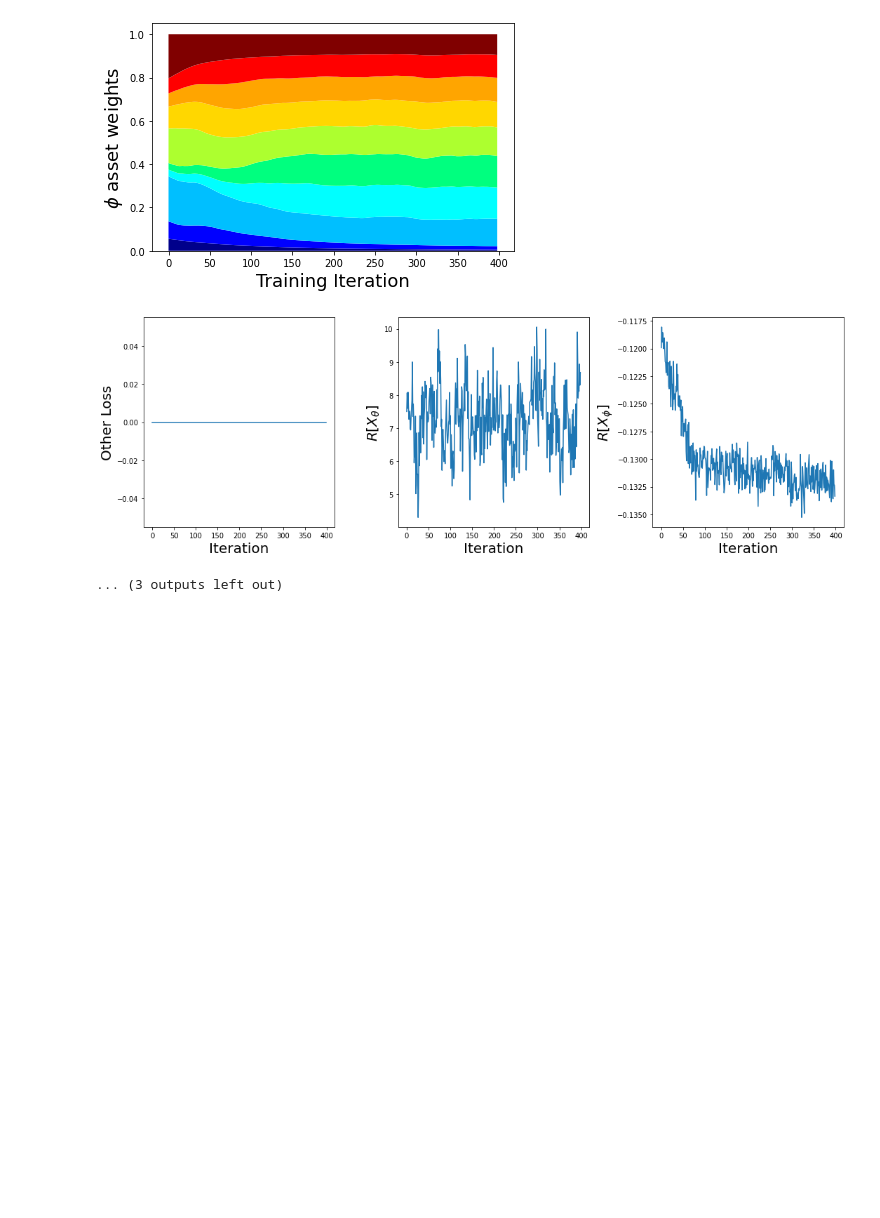
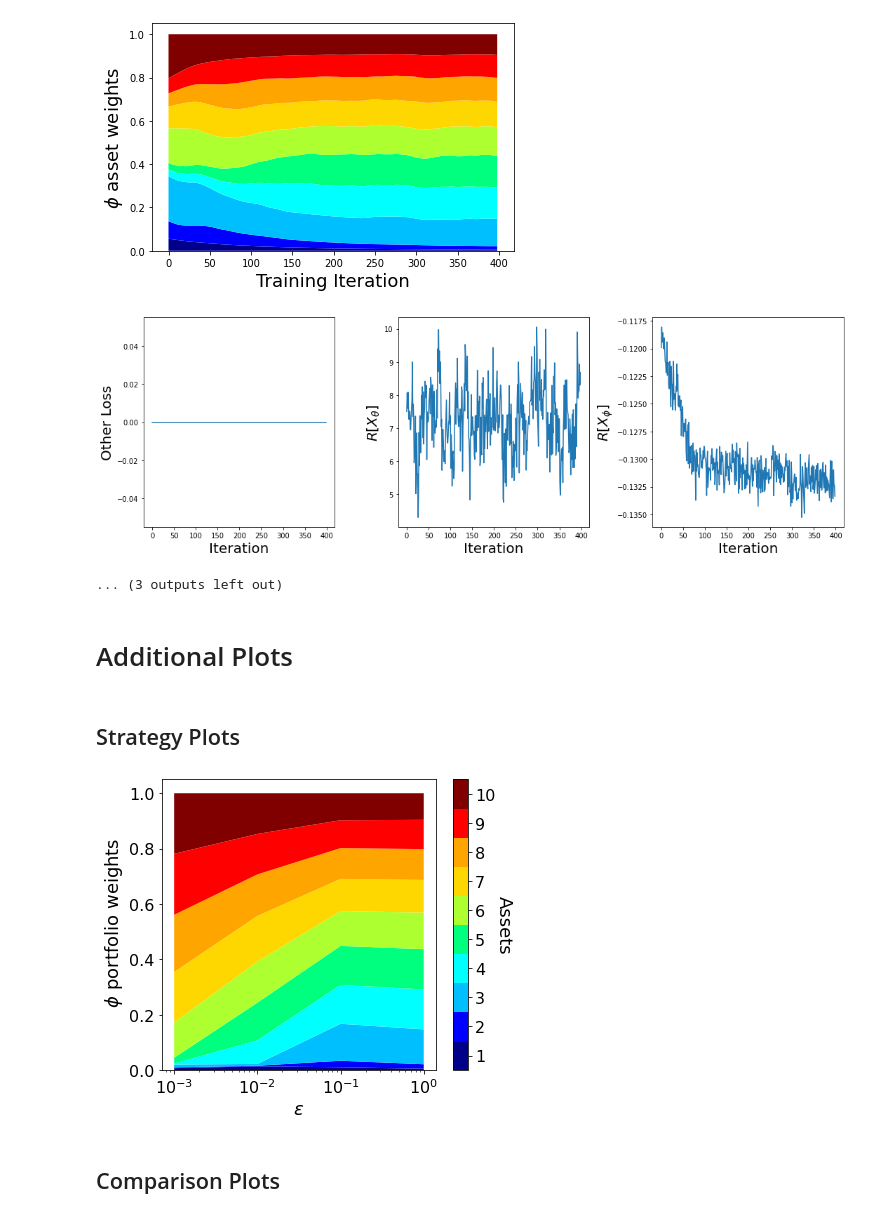
Before and after one commit to sebjai/robust-risk-aware-rl, a Jupyter notebook: Example_1_Robust_Portfolio_Allocation.ipynb, the cells around one changed output. Drawn from its saved outputs; the diff is of its cells as text; code cells hidden in the pictures; blank space fills up the shorter version.

Commit message:
updated with additional strategy/comparison plots

```diff
--- a/Example_1_Robust_Portfolio_Allocation.ipynb
+++ b/Example_1_Robust_Portfolio_Allocation.ipynb
@@ -615,3 +615,7 @@ Weights Delta:  [-1.20788347e-04 -3.62265855e-05 -9.06318426e-04 -2.21206248e-03
 [figure]
 [figure]
 ... (3 outputs left out)
+# %% [markdown]
+# Additional Plots
+# %% [markdown]
+## Strategy Plots
@@ -617,0 +625,43 @@ Weights Delta:  [-1.20788347e-04 -3.62265855e-05 -9.06318426e-04 -2.21206248e-03
+# %%
+def PlotStrategy(model_names, wass_iter, outer_net, Nassets):
+  num_model = len(model_name_outer)
+  weights_history = np.zeros((Nassets, num_model))
+  # find strategy weights for each model
+  for i in range(num_model):
+    zero_tensor = torch.zeros(1).to(device)
+    outer_net.load_state_dict(torch.load(root_dir + model_names[i]))
+    weights = outer_net(zero_tensor).reshape(-1, 1)
+    weights_np = weights.cpu().detach().numpy().squeeze()
+    weights_history[:, i] = weights_np
+
+  fig, ax = plt.subplots(figsize = (6,5))
+  ax.tick_params(axis='both', labelsize=16)
+  colors = ['darkblue', 'blue', 'deepskyblue', 'cyan', 'springgreen', 'greenyellow', 'gold', 'orange', 'red', 'maroon']
+  cmap = (mpl.colors.ListedColormap(colors))
+  plt.stackplot(wass_iter, weights_history, colors = colors)
+  plt.xlabel(r"$\epsilon$", fontsize = 18)
+  plt.ylabel(r" $\phi$ portfolio weights", fontsize = 18)
+  plt.xscale('log')
+  # ensure 10 assets show up in color bar
+  bounds = [i for i in range(1, 12)]
+  norm = mpl.colors.BoundaryNorm(bounds, cmap.N)
+  cbar = plt.colorbar(mpl.cm.ScalarMappable(cmap=cmap, norm = norm))
+  cbar.set_label('Assets', rotation = 270, labelpad= 18, fontsize = 18)
+  # re-centre color bar labels
+  labels = np.arange(1,12,1)
+  loc    = labels + .5
+  cbar.set_ticks(loc)
+  cbar.set_ticklabels(labels)
+  cbar.ax.tick_params(labelsize=16)
+  plt.tight_layout()
+  plt.show()
+# %%
+model_names = ["outer_ab_0.001_Epoch_398_Iter_0", "outer_ab_0.01_Epoch_398_Iter_0", "outer_ab_0.1_Epoch_398_Iter_0", "outer_ab_1_Epoch_398_Iter_0"]
+wass_iter = [1e-3, 1e-2, 1e-1, 1e-0]
+outer_net = OuterNet(10).to(device)
+Nassets = 10
+PlotStrategy(model_names, wass_iter, outer_net, Nassets)
+# %% [output]
+[figure, added]
+# %% [markdown]
+## Comparison Plots
```
Also changed, not shown: parts of 5 cells of this notebook.
